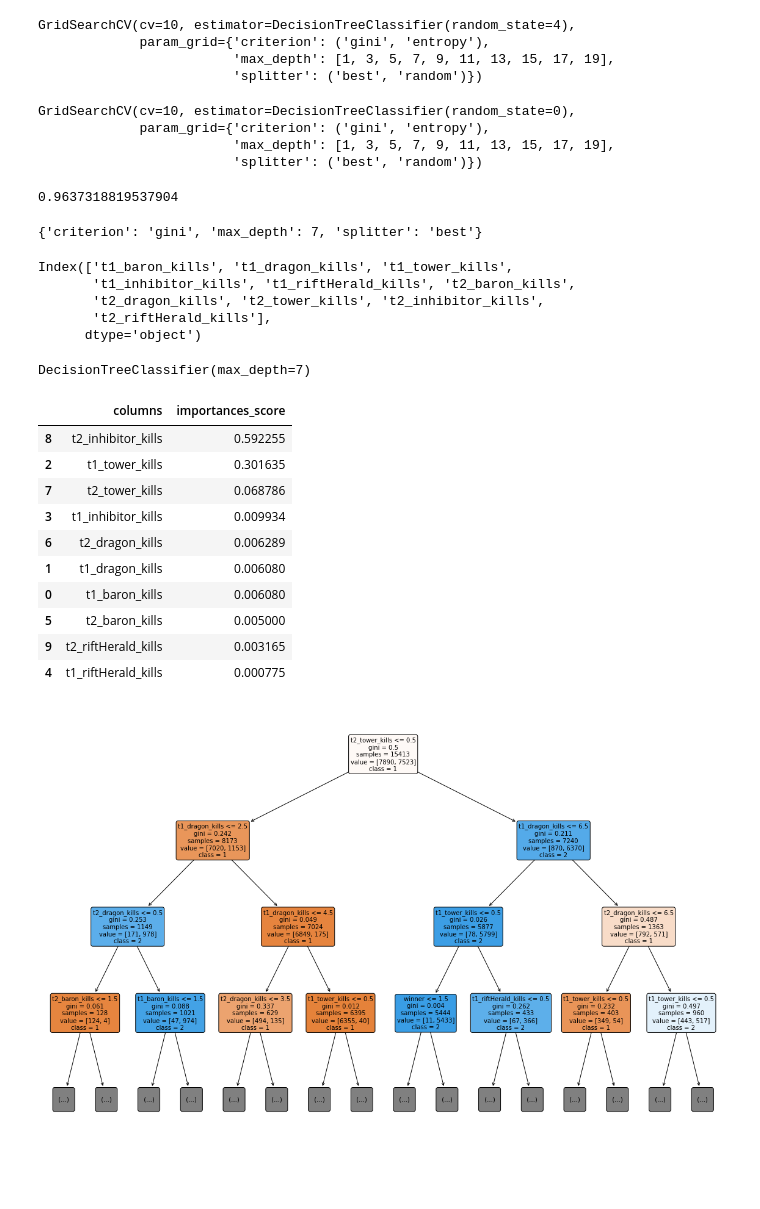
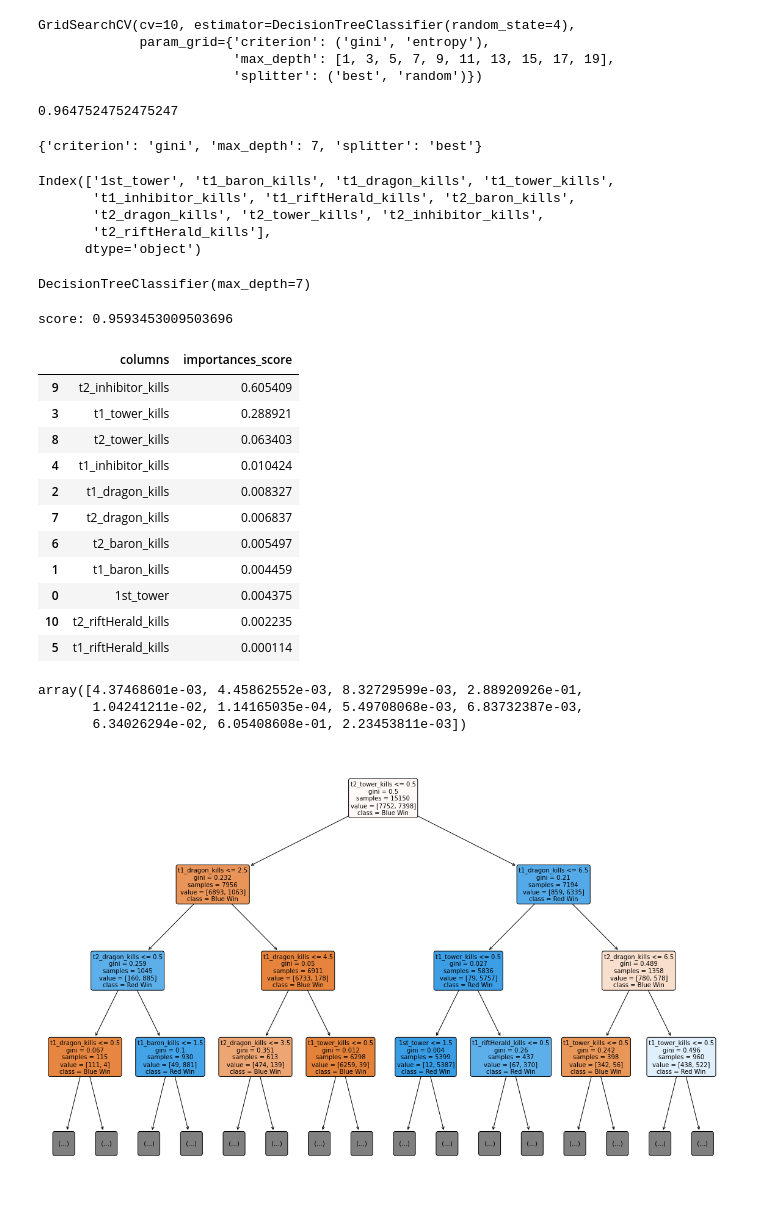
Before and after one commit to YuxuanZhou1/Master_Capstone, a Jupyter notebook: League_of_Legands_Capstone/3_classifier/lol_classifier.ipynb, the cells around one changed output. Drawn from its saved outputs; the diff is of its cells as text; code cells hidden in the pictures; blank space fills up the shorter version.

```diff
--- a/League_of_Legands_Capstone/3_classifier/lol_classifier.ipynb
+++ b/League_of_Legands_Capstone/3_classifier/lol_classifier.ipynb
@@ -28,8 +26,7 @@ x1 = df[df['winner'] == 1]['gameDuration']
 # %% [markdown]
 Removing time less than 15 minutes, and less situations based on lol_data_analyse result
 # %%
-df = df[(df['gameDuration'] >= 15.0) & (df['t1_baron_kills'] <= 3) & (df["t1_dragon_kills"] <= 5) & (df["t1_inhibitor_kills"] <= 5)]
-df = df[(df['t2_baron_kills'] <= 3) & (df["t2_dragon_kills"] <= 5) & (df["t2_inhibitor_kills"] <= 5)]
+df = df[(df['gameDuration'] >= 15.0) & (df['gameDuration'] <= 60.0) & (df['t1_baron_kills'] <= 3) & (df["t1_dragon_kills"] <= 5) & (df["t1_inhibitor_kills"] <= 6) & (df["t1_team_kda"] <= 10) & (df['t2_baron_kills'] <= 3) & (df["t2_dragon_kills"] <= 5) & (df["t2_inhibitor_kills"] <= 7) & (df["t2_team_kda"] <= 10)]
 # %%
 df.columns
 # %% [output]
@@ -44,8 +41,8 @@ Index(['gameId', 'gameDuration', 'gameVersion', 'platformId', 'season',
        't2_team_kda'],
       dtype='object')
 # %%
-model_1 = df[['winner','t1_baron_kills', 't1_dragon_kills', 't1_tower_kills',
-            't1_inhibitor_kills', 't1_riftHerald_kills','t2_baron_kills','t2_dragon_kills',
+model_1 = df[['winner','1st_tower','t1_baron_kills','t1_dragon_kills', 't1_tower_kills',
+            't1_inhibitor_kills', 't1_riftHerald_kills', 't2_baron_kills','t2_dragon_kills',
             't2_tower_kills','t2_inhibitor_kills', 't2_riftHerald_kills']]
 # %% [markdown]
 Using stratified sampling to set 80% data as training set and 20% as testing set
@@ -79,26 +82,16 @@ GridSearchCV(cv=10, estimator=DecisionTreeClassifier(random_state=4),
              param_grid={'criterion': ('gini', 'entropy'),
                          'max_depth': [1, 3, 5, 7, 9, 11, 13, 15, 17, 19],
                          'splitter': ('best', 'random')})
-# %%
-GridSearchCV(cv=10, estimator=dtc(random_state=0),
-             param_grid={'criterion': ('gini', 'entropy'),
-                         'max_depth': [1, 3, 5, 7, 9, 11, 13, 15, 17, 19],
-                         'splitter': ('best', 'random')})
-# %% [output]
-GridSearchCV(cv=10, estimator=DecisionTreeClassifier(random_state=0),
-             param_grid={'criterion': ('gini', 'entropy'),
-                         'max_depth': [1, 3, 5, 7, 9, 11, 13, 15, 17, 19],
-                         'splitter': ('best', 'random')})
 # %%
 model.best_score_
 model.best_params_
 # %% [output]
-0.9637318819537904
+0.9647524752475247
 {'criterion': 'gini', 'max_depth': 7, 'splitter': 'best'}
 # %%
 x_train_set_1.columns
 # %% [output]
-Index(['t1_baron_kills', 't1_dragon_kills', 't1_tower_kills',
+Index(['1st_tower', 't1_baron_kills', 't1_dragon_kills', 't1_tower_kills',
        't1_inhibitor_kills', 't1_riftHerald_kills', 't2_baron_kills',
        't2_dragon_kills', 't2_tower_kills', 't2_inhibitor_kills',
        't2_riftHerald_kills'],
@@ -107,9 +100,10 @@ Index(['t1_baron_kills', 't1_dragon_kills', 't1_tower_kills',
 best_model = dtc(criterion = 'gini', max_depth = 7, splitter = 'best')
 best_model.fit(x_train_set_1, y_train_set_1)
 
-pred_model = model.predict(x_test_set_1)
+print("score:", best_model.score(x_test_set_1,y_test_set_1))
 # %% [output]
 DecisionTreeClassifier(max_depth=7)
+score: 0.9593453009503696
 # %%
 imp = pd.DataFrame(list(zip(x_train_set_1.columns, best_model.feature_importances_)))
 imp.columns = ['columns', 'importances_score']
@@ -117,29 +111,36 @@ imp = imp.sort_values('importances_score', ascending=False)
 imp
 # %% [output]
 |  | columns | importances_score |
-| 8 | t2_inhibitor_kills | 0.592255 |
-| 2 | t1_tower_kills | 0.301635 |
-| 7 | t2_tower_kills | 0.068786 |
-| 3 | t1_inhibitor_kills | 0.009934 |
-| 6 | t2_dragon_kills | 0.006289 |
-| 1 | t1_dragon_kills | 0.006080 |
-| 0 | t1_baron_kills | 0.006080 |
-| 5 | t2_baron_kills | 0.005000 |
-| 9 | t2_riftHerald_kills | 0.003165 |
-| 4 | t1_riftHerald_kills | 0.000775 |
+| 9 | t2_inhibitor_kills | 0.605409 |
+| 3 | t1_tower_kills | 0.288921 |
+| 8 | t2_tower_kills | 0.063403 |
+| 4 | t1_inhibitor_kills | 0.010424 |
+| 2 | t1_dragon_kills | 0.008327 |
+| 7 | t2_dragon_kills | 0.006837 |
+| 6 | t2_baron_kills | 0.005497 |
+| 1 | t1_baron_kills | 0.004459 |
+| 0 | 1st_tower | 0.004375 |
+| 10 | t2_riftHerald_kills | 0.002235 |
+| 5 | t1_riftHerald_kills | 0.000114 |
+# %%
+best_model.feature_importances_
+# %% [output]
+array([4.37468601e-03, 4.45862552e-03, 8.32729599e-03, 2.88920926e-01,
+       1.04241211e-02, 1.14165035e-04, 5.49708068e-03, 6.83732387e-03,
+       6.34026294e-02, 6.05408608e-01, 2.23453811e-03])
 # %%
 feature_names = model_1.columns[:15]
 target_names = df['winner'].unique().tolist()
 # %%
 plt.figure(figsize=(20, 13))
 
 doa = plot_tree(best_model, max_depth=3,
             feature_names = feature_names,
-            class_names = ['1', '2'],
+            class_names = ['Blue Win', 'Red Win'],
             filled = True,
             rounded = True, fontsize = 10)
 
 
 plt.savefig('tree_visualization.png');
 # %% [output]
-[figure, old version]
+[figure, new version]
```
Also changed, not shown: parts of 7 cells of this notebook, 40 other files.
